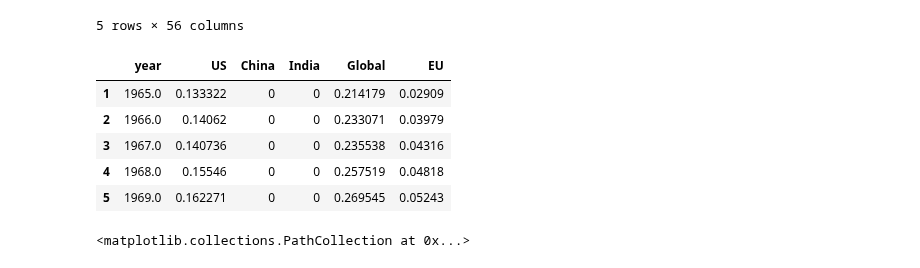
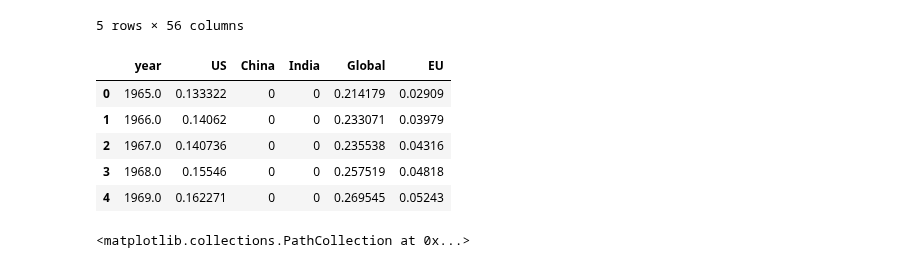
Before and after one commit to yuyhong23/One-Hot_Future, a Jupyter notebook: renewable_countries_ml.ipynb, the cells around one changed output. Drawn from its saved outputs; the diff is of its cells as text; code cells hidden in the pictures.

```diff
--- a/renewable_countries_ml.ipynb
+++ b/renewable_countries_ml.ipynb
@@ -40,23 +40,24 @@ renewable_df
 # %%
 # Flip the df
 renewT = renewable_df.T
 renewT = renewT.reset_index(drop=False)
 # Rename columns
 renewT = renewT.rename(columns={"index":"year", 99: "oil"})
 # all_energyT.set_index("year", inplace=True)
 renewT
 
 renew_final = renewT.rename(columns={2:'US', 82:'China', 84:'India', 'oil' :'Global', 102:'EU'})
 
 renew_final = renew_final.iloc[1:]
+renew_final.reset_index(drop=True, inplace=True)
 renew_final.head()
 # %% [output]
 |  | year | US | China | India | Global | EU |
-| 1 | 1965.0 | 0.133322 | 0 | 0 | 0.214179 | 0.02909 |
-| 2 | 1966.0 | 0.14062 | 0 | 0 | 0.233071 | 0.03979 |
-| 3 | 1967.0 | 0.140736 | 0 | 0 | 0.235538 | 0.04316 |
-| 4 | 1968.0 | 0.15546 | 0 | 0 | 0.257519 | 0.04818 |
-| 5 | 1969.0 | 0.162271 | 0 | 0 | 0.269545 | 0.05243 |
+| 0 | 1965.0 | 0.133322 | 0 | 0 | 0.214179 | 0.02909 |
+| 1 | 1966.0 | 0.14062 | 0 | 0 | 0.233071 | 0.03979 |
+| 2 | 1967.0 | 0.140736 | 0 | 0 | 0.235538 | 0.04316 |
+| 3 | 1968.0 | 0.15546 | 0 | 0 | 0.257519 | 0.04818 |
+| 4 | 1969.0 | 0.162271 | 0 | 0 | 0.269545 | 0.05243 |
 # %%
 # To see the trend lines
 # %%
```
Also changed, not shown: parts of 37 cells of this notebook.
